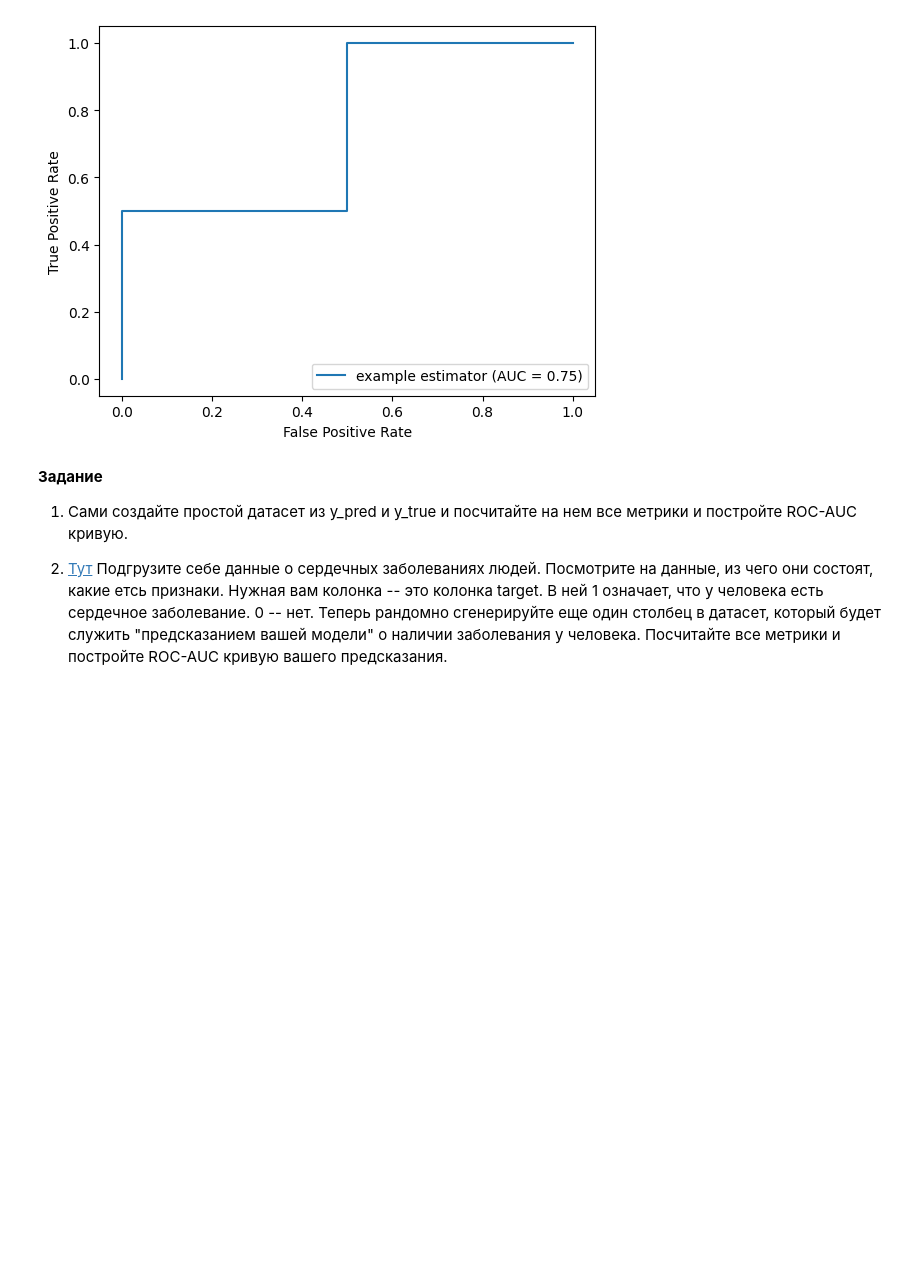
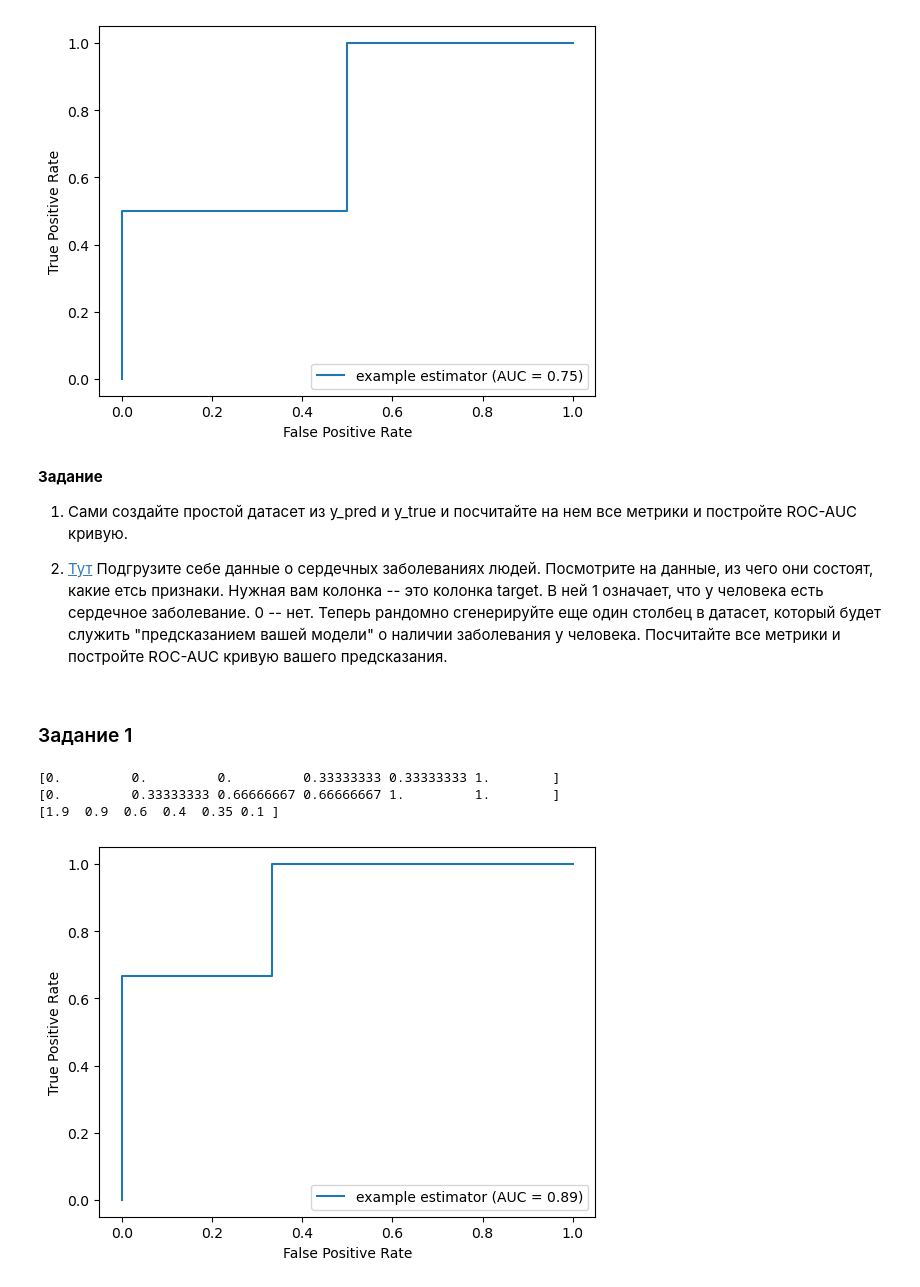
Before and after one commit to voroninip/FBMF_python, a Jupyter notebook: ROC_AUC/13_Метрики_качества_предсказания.ipynb, the cells around one changed output. Saved outputs shown, nothing was run; the diff lists cells and outputs as text; code cells hidden in the pictures; blank space fills up the shorter version.

```diff
--- a/ROC_AUC/13_Метрики_качества_предсказания.ipynb
+++ b/ROC_AUC/13_Метрики_качества_предсказания.ipynb
@@ -138,0 +133,21 @@ from sklearn.metrics import confusion_matrix
+# %% [markdown]
+### Задание 1
+# %%
+y = np.array([0, 0, 0, 1, 1, 1])
+pred = np.array([0.1, 0.3, 0.4, 0.35, 0.6, 0.9])
+fpr, tpr, thresholds = metrics.roc_curve(y, pred)
+print(fpr)
+print(tpr)
+print(thresholds)
+# %% [output]
+[0.         0.         0.         0.33333333 0.33333333 1.        ]
+[0.         0.33333333 0.66666667 0.66666667 1.         1.        ]
+[1.9  0.9  0.6  0.4  0.35 0.1 ]
+# %%
+roc_auc = metrics.auc(fpr, tpr)
+display = metrics.RocCurveDisplay(fpr=fpr, tpr=tpr, roc_auc=roc_auc,
+                                   estimator_name='example estimator')
+display.plot()
+plt.show()
+# %% [output]
+[figure, added]
```
Also changed, not shown: parts of 20 cells of this notebook, 1 other file.
